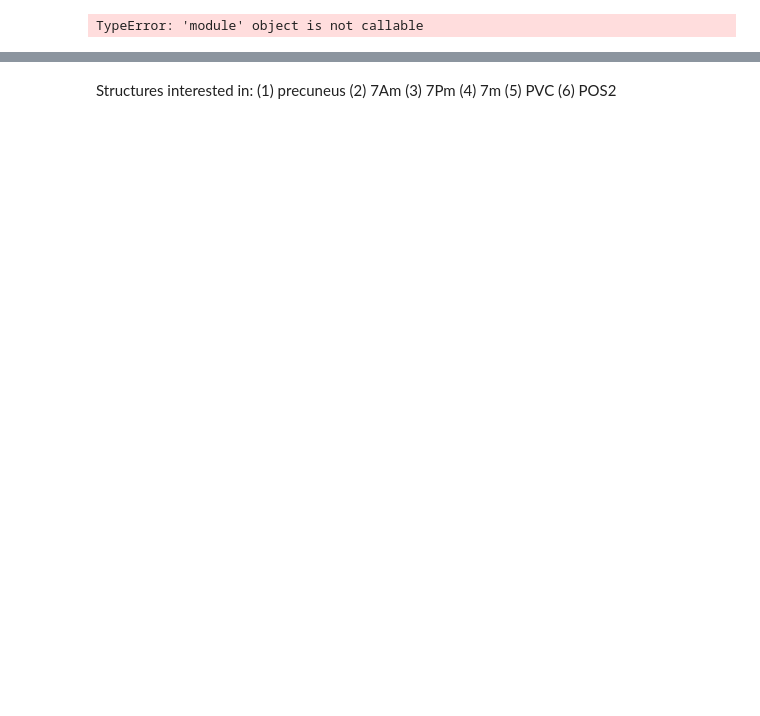
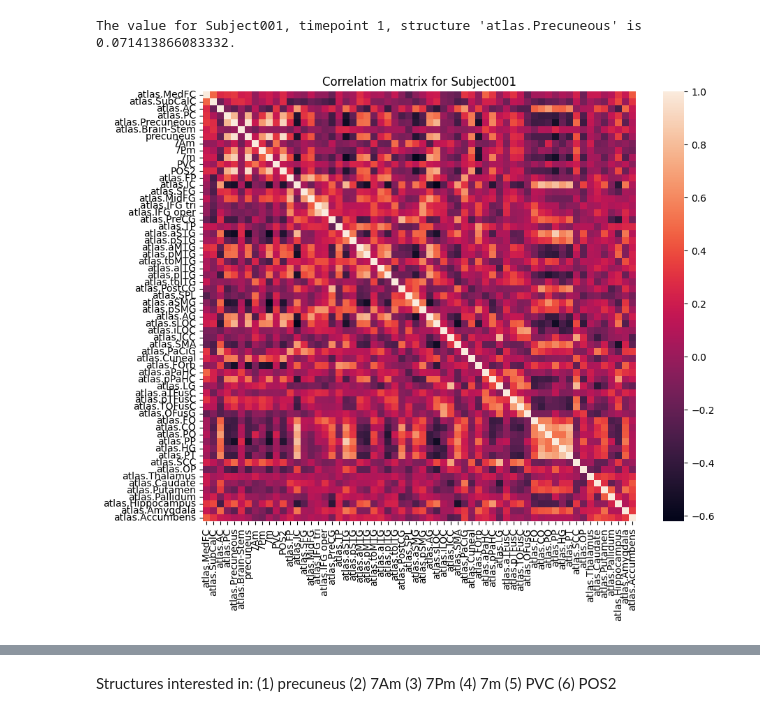
Before and after one commit to ifiriondo/2024_claudia_alzheimer, a Jupyter notebook: main.ipynb, the cells around one changed output, grey strips where cells are left out. Saved outputs shown, nothing was run; the diff lists cells and outputs as text; code cells hidden in the pictures; blank space fills up the shorter version.

```diff
--- a/main.ipynb
+++ b/main.ipynb
@@ -12,10 +12,7 @@ from functions import process_data
 # %%
-
 # Directory containing the data
 data_dir = 'C:/Users/ifiri/Documents/PROYECTOS/2024_claudia_alzheimer/precuneus_data'
 os.chdir(data_dir)
 
-
-database = process_data(data_dir)
+ts_data, ts_data_struc, struc_names = process_data(data_dir)
+corr_data, corr_data_struc, corr_xarray = calc_corr_matrix(ts_data_struc, struc_names)
-# %% [output]
-TypeError: 'module' object is not callable
@@ -54,16 +22,20 @@ subject_id = 'Subject001'
 timepoint = 1
 structure = 'atlas.Precuneous'
 
-specific_value = data_3d.sel(subject=subject_id, timepoint=timepoint, struc=structure).item()
+specific_value = ts_data_struc.sel(subject=subject_id, timepoint=timepoint, struc=structure).item()
 print(f"The value for {subject_id}, timepoint {timepoint}, structure '{structure}' is {specific_value}.")
+# %% [output]
+The value for Subject001, timepoint 1, structure 'atlas.Precuneous' is 0.071413866083332.
 # %%
 # plot a heatmap of a specific subject matrix in correlation_3d
 sub = 'Subject001'
-subject_matrix = correlation_data_array.sel(subject=sub)
+subject_matrix = corr_xarray.sel(subject=sub)
 plt.figure(figsize=(10, 8))
-sns.heatmap(subject_matrix,  xticklabels=headers, yticklabels=headers)
-plt.title(f'Correlation matrix for {data_array.subject.values[subject_index]}')
+sns.heatmap(subject_matrix,  xticklabels=struc_names, yticklabels=struc_names)
+plt.title(f'Correlation matrix for {sub}')
 plt.show()
+# %% [output]
+[figure, added]
 # %%
 # Access a specific structure
 structure = 'atlas.Precuneous'
```
Also changed, not shown: parts of 4 cells of this notebook, 1 other file.
